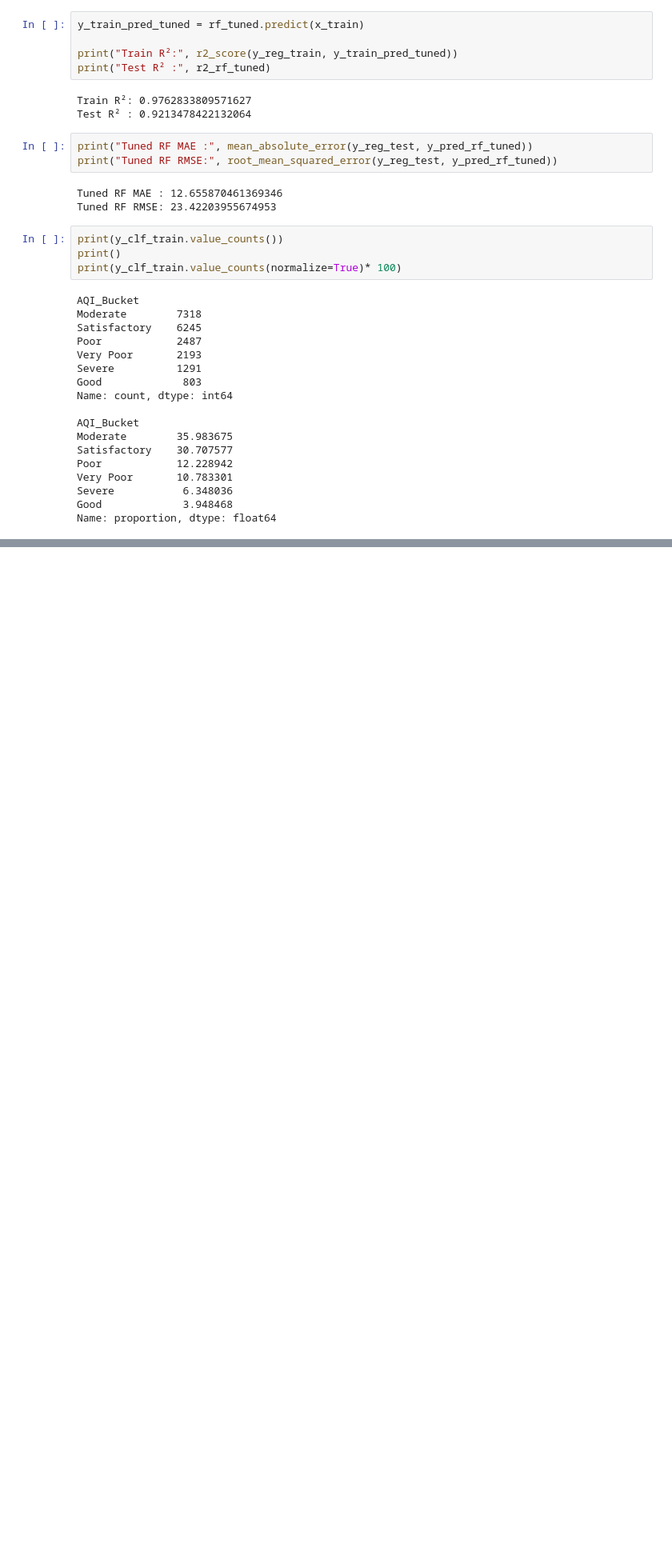
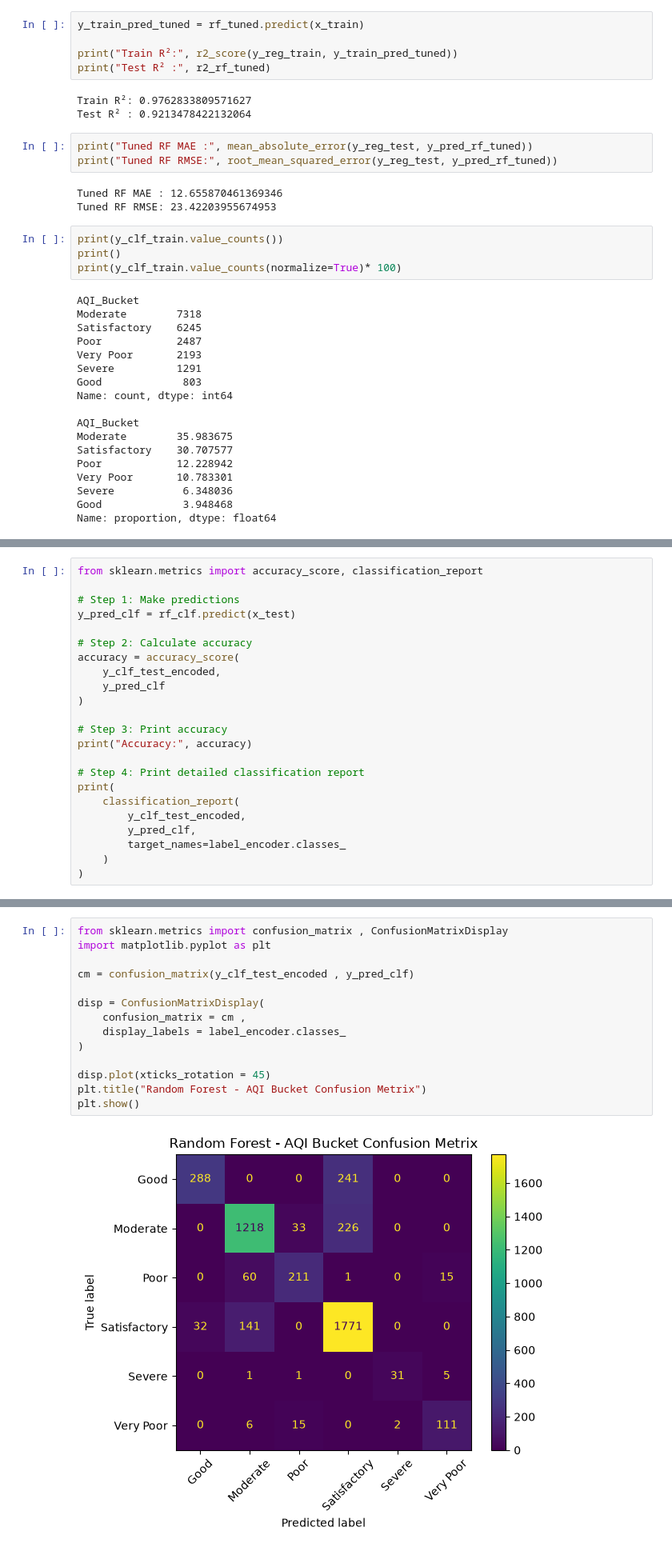
Before and after one commit to guptayash122006/AQI-Prediction-India, a Jupyter notebook: notebooks/Day1_Data_Understanding.ipynb, the cells around one changed output, grey strips where cells are left out. Shown at 80% size. Cells and saved outputs as stored; diff of their text form; blank space fills up the shorter version.

```diff
--- a/notebooks/Day1_Data_Understanding.ipynb
+++ b/notebooks/Day1_Data_Understanding.ipynb
@@ -1043,0 +1066,23 @@ Name: proportion, dtype: float64
+# %%
+from sklearn.metrics import accuracy_score, classification_report
+
+# Step 1: Make predictions
+y_pred_clf = rf_clf.predict(x_test)
+
+# Step 2: Calculate accuracy
+accuracy = accuracy_score(
+    y_clf_test_encoded,
+    y_pred_clf
+)
+
+# Step 3: Print accuracy
+print("Accuracy:", accuracy)
+
+# Step 4: Print detailed classification report
+print(
+    classification_report(
+        y_clf_test_encoded,
+        y_pred_clf,
+        target_names=label_encoder.classes_
+    )
+)
@@ -1043,0 +1107,16 @@ Name: proportion, dtype: float64
+# %%
+from sklearn.metrics import confusion_matrix , ConfusionMatrixDisplay
+import matplotlib.pyplot as plt
+
+cm = confusion_matrix(y_clf_test_encoded , y_pred_clf)
+
+disp = ConfusionMatrixDisplay(
+    confusion_matrix = cm ,
+    display_labels = label_encoder.classes_
+)
+
+disp.plot(xticks_rotation = 45)
+plt.title("Random Forest - AQI Bucket Confusion Metrix")
+plt.show()
+# %% [output]
+[figure, added]
```
Also changed, not shown: parts of 21 cells of this notebook, 2 other files.
